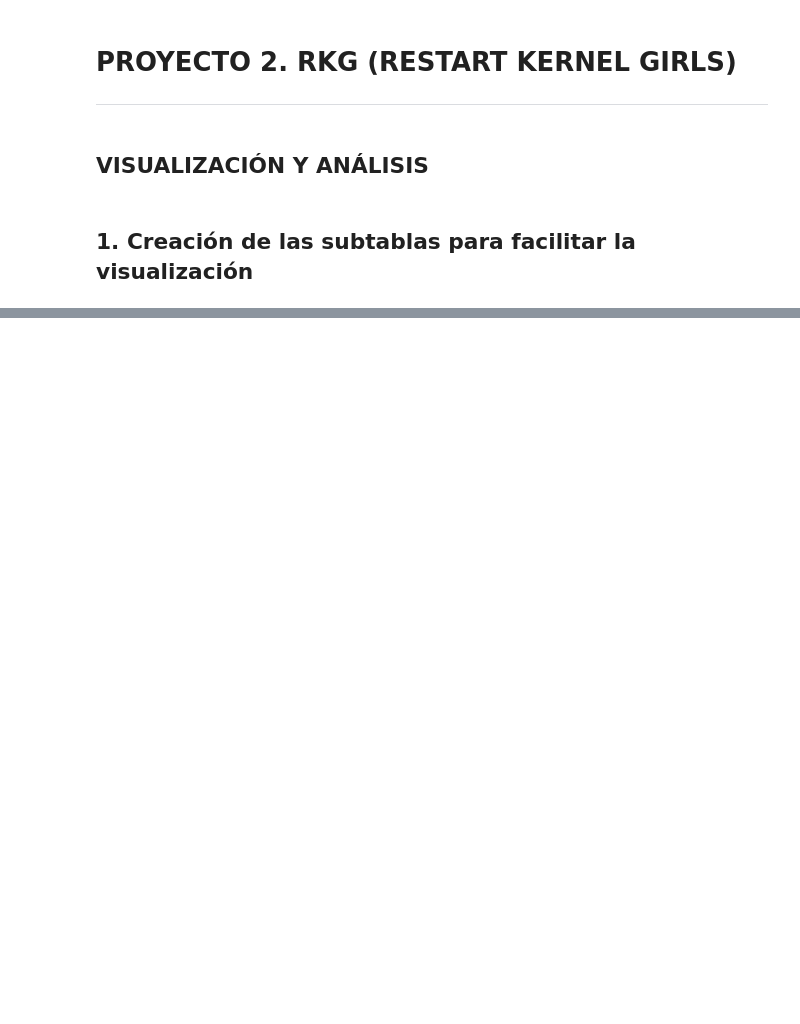
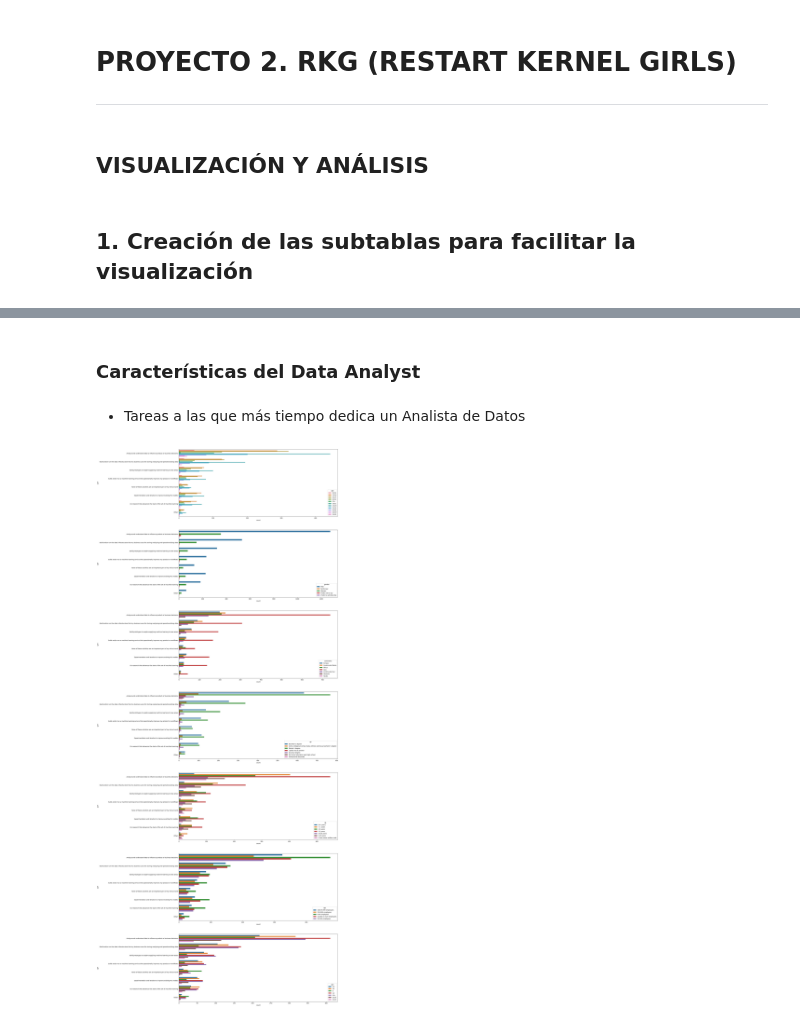
Before and after one commit to MaitaneP/adalab-da-modulo2-proyecto-equipo3, a Jupyter notebook: notebooks/4_visualizacion_datos.ipynb, the cells around one changed output, grey strips where cells are left out. Drawn from its saved outputs; the diff is of its cells as text; code cells hidden in the pictures; blank space fills up the shorter version.

```diff
--- a/notebooks/4_visualizacion_datos.ipynb
+++ b/notebooks/4_visualizacion_datos.ipynb
@@ -19,4 +20,5 @@ pd.options.display.max_columns = None
 # %% [markdown]
 ## 1. Creación de las subtablas para facilitar la visualización
 # %%
-df = pd.read_csv('../resultados/df_da_relevante_limpio.csv', index_col = 0)
+df = pd.read_pickle('../resultados/df_da_relevante_limpio.pkl')
+df.head()
@@ -22,0 +32,18 @@ df = pd.read_csv('../resultados/df_da_relevante_limpio.csv', index_col = 0)
+# %%
+df_q7 = df[['age', 'gender', 'q3', 'continente', 'q4', 'q6', 'q7', 'q8', 'q21', 'q22', 'q34', 'q35']]
+df_q9 = df[['age', 'gender', 'q3', 'continente', 'q4', 'q6', 'q8', 'q9', 'q21', 'q22', 'q34', 'q35']]
+df_q10 = df[['age', 'gender', 'q3', 'continente', 'q4', 'q6', 'q8', 'q10', 'q21', 'q22', 'q34', 'q35']]
+df_q14 = df[['age', 'gender', 'q3', 'continente', 'q4', 'q6', 'q8', 'q14', 'q21', 'q22', 'q34', 'q35']]
+df_q20 = df[['age', 'gender', 'q3', 'continente', 'q4', 'q6', 'q8', 'q20', 'q21', 'q22', 'q34', 'q35']]
+df_q24 = df[['age', 'gender', 'q3', 'continente', 'q4', 'q6', 'q8', 'q21', 'q22', 'q24', 'q34', 'q35']]
+df_q39 = df[['age', 'gender', 'q3', 'continente', 'q4', 'q6', 'q8', 'q21', 'q22', 'q34', 'q35', 'q39']]
+df_q41 = df[['age', 'gender', 'q3', 'continente', 'q4', 'q6', 'q8', 'q21', 'q22', 'q34', 'q35', 'q41']]
+# %%
+df_q7 = df_q7.explode('q7')
+df_q9 = df_q9.explode('q9')
+df_q10 = df_q10.explode('q10')
+df_q14 = df_q14.explode('q14')
+df_q20 = df_q20.explode('q20')
+df_q24 = df_q24.explode('q24')
+df_q39 = df_q39.explode('q39')
+df_q41 = df_q41.explode('q41')
@@ -22,0 +57,13 @@ df = pd.read_csv('../resultados/df_da_relevante_limpio.csv', index_col = 0)
+# %% [markdown]
+### Características del Data Analyst
+# %% [markdown]
+- Tareas a las que más tiempo dedica un Analista de Datos
+# %%
+fig, axes = plt.subplots(nrows=7, ncols=1, figsize=(20,70))
+contador = 0
+for i in spv.lista_hues:
+    sns.countplot(y = 'q24', data=df_q24, ax=axes[contador], hue=i)
+    contador += 1
+plt.show();
+# %% [output]
+[figure, added]
```
Also changed, not shown: parts of 35 cells of this notebook, 7 other files.
